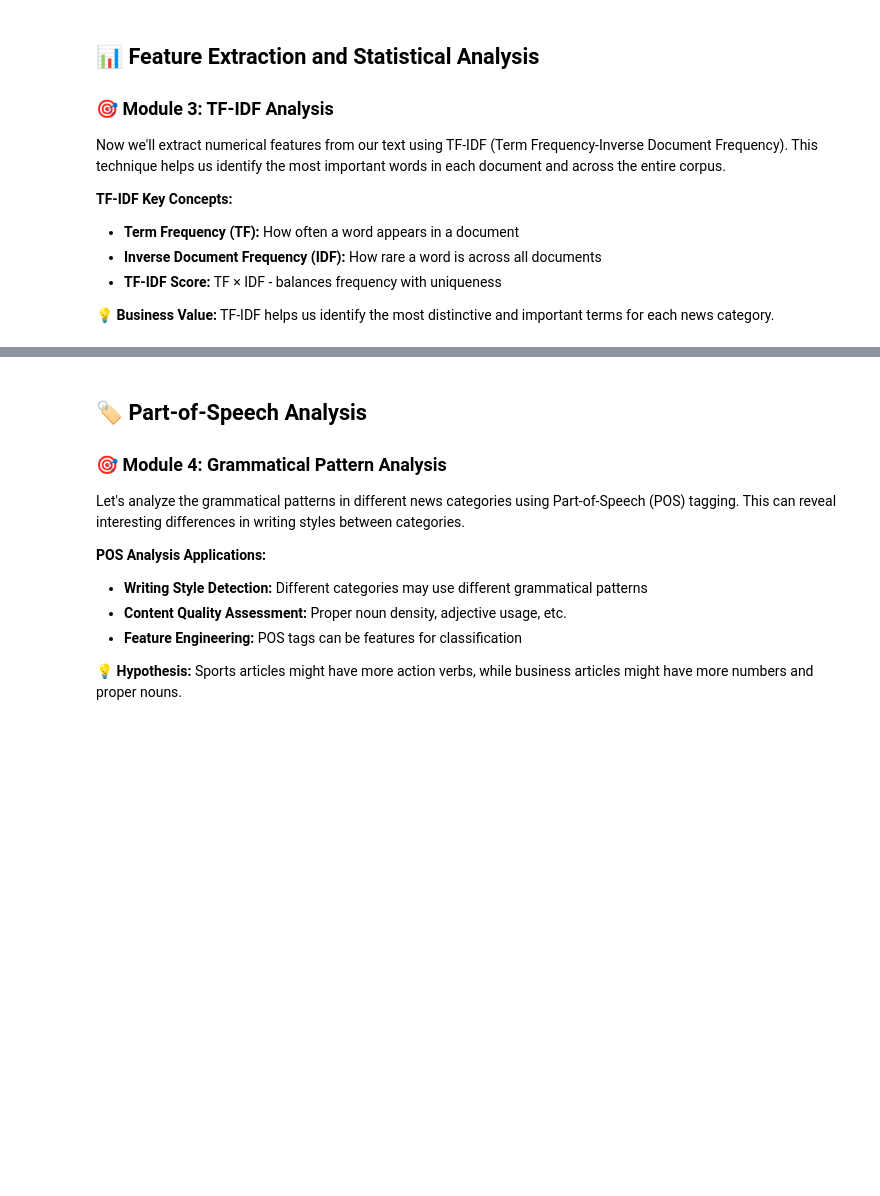
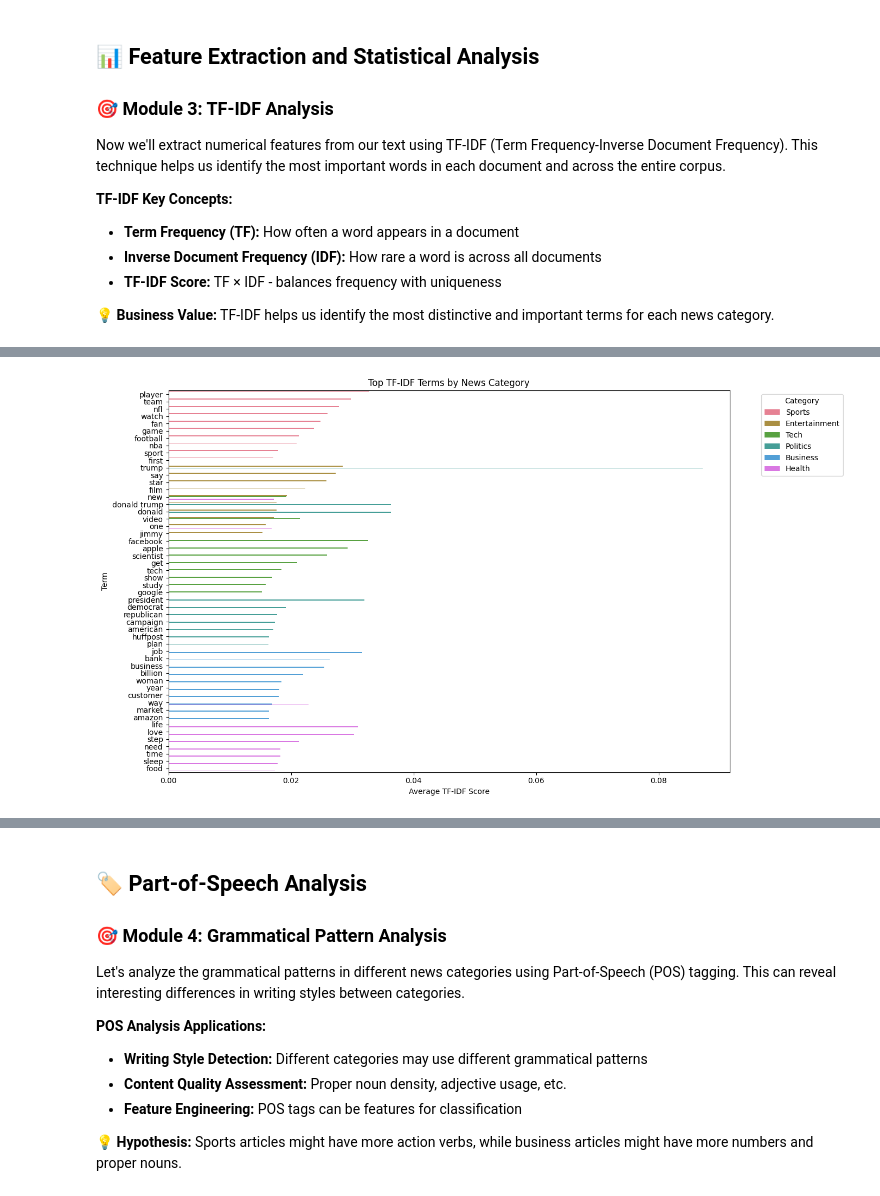
Before and after one commit to Nichelleg/ITAI2373-NewsBot-Midterm, a Jupyter notebook: Midterm_NewsBot_Intelligence_System_student.ipynb, the cells around one changed output, grey strips where cells are left out. Cells and saved outputs as stored; diff of their text form; code cells hidden in the pictures; blank space fills up the shorter version.

```diff
--- a/Midterm_NewsBot_Intelligence_System_student.ipynb
+++ b/Midterm_NewsBot_Intelligence_System_student.ipynb
@@ -360,7 +489,7 @@ Now we'll extract numerical features from our text using TF-IDF (Term Frequency-
 # - max_df: ignore terms that appear in more than max_df fraction of documents
 
 tfidf_vectorizer = TfidfVectorizer(
-    max_features=5000,  # Limit vocabulary for computational efficiency
+    max_features=2000,  # Limit vocabulary for computational efficiency
     ngram_range=(1, 2),  # Include unigrams and bigrams
     min_df=2,  # Ignore terms that appear in less than 2 documents
     max_df=0.8  # Ignore terms that appear in more than 80% of documents
@@ -368,7 +497,7 @@ tfidf_vectorizer = TfidfVectorizer(
 
 # Fit and transform the processed text
 print("🔢 Creating TF-IDF features...")
-tfidf_matrix = tfidf_vectorizer.fit_transform(df['full_text_processed'])
+tfidf_matrix = tfidf_vectorizer.fit_transform(df_final['full_text_processed'])
 feature_names = tfidf_vectorizer.get_feature_names_out()
 
 print(f"✅ TF-IDF matrix created!")
@@ -378,7 +507,7 @@ print(f"🔢 Sparsity: {(1 - tfidf_matrix.nnz / (tfidf_matrix.shape[0] * tfidf_m
 
 # Convert to DataFrame for easier analysis
 tfidf_df = pd.DataFrame(tfidf_matrix.toarray(), columns=feature_names)
-tfidf_df['category'] = df['category'].values
+tfidf_df['category'] = df_final['category'].values
 
 print("\n🔍 Sample TF-IDF features:")
 print(tfidf_df.iloc[:3, :10])  # Show first 3 rows and 10 features
@@ -405,7 +551,7 @@ def get_top_tfidf_terms(category, n_terms=10):
 print("🏷️ TOP TF-IDF TERMS BY CATEGORY")
 print("=" * 50)
 
-categories = df['category'].unique()
+categories = df_final['category'].unique()
 category_terms = {}
 
 for category in categories:
@@ -422,0 +587,36 @@ for category in categories:
+# %%
+# -------- TF-IDF VISUALIZATION: TOP TERMS BY CATEGORY --------
+import matplotlib.pyplot as plt
+import seaborn as sns
+import pandas as pd
+
+# Convert category_terms dictionary into a DataFrame
+top_terms_data = []
+
+for category, terms in category_terms.items():
+    for term, score in terms.items():
+        top_terms_data.append({
+            'category': category,
+            'term': term,
+            'score': score
+        })
+
+top_terms_df = pd.DataFrame(top_terms_data)
+
+# Plot top terms by category
+plt.figure(figsize=(14, 8))
+sns.barplot(
+    data=top_terms_df,
+    x='score',
+    y='term',
+    hue='category'
+)
+
+plt.title('Top TF-IDF Terms by News Category')
+plt.xlabel('Average TF-IDF Score')
+plt.ylabel('Term')
+plt.legend(title='Category', bbox_to_anchor=(1.05, 1), loc='upper left')
+plt.tight_layout()
+plt.show()
+# %% [output]
+[figure, added]
```
Also changed, not shown: parts of 42 cells of this notebook, 3 other files.
